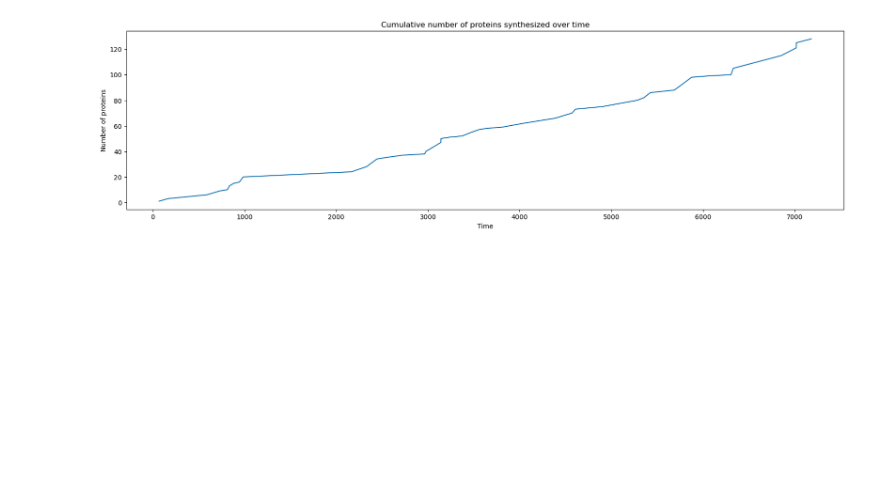
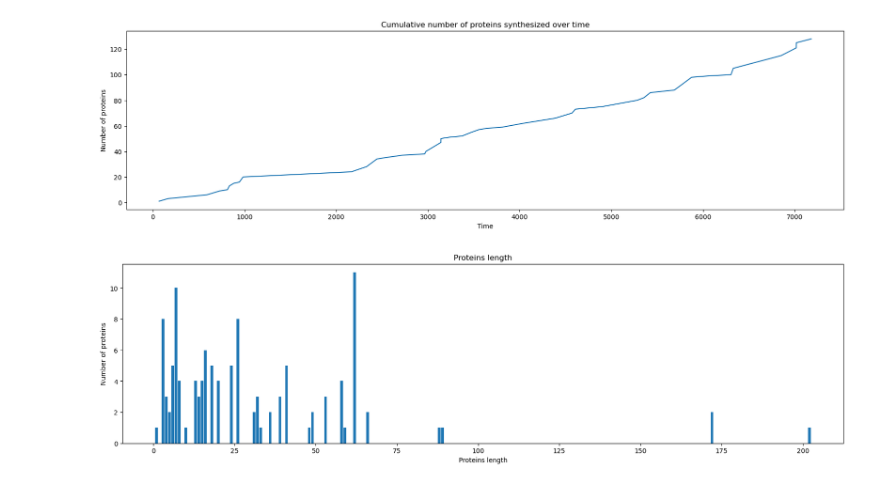
Before and after one commit to GiuliaGhisolfi/ProteinSynthesis, a Jupyter notebook: test.ipynb, the cells around one changed output. Saved outputs shown, nothing was run; the diff lists cells and outputs as text; code cells hidden in the pictures; blank space fills up the shorter version.

```diff
--- a/test.ipynb
+++ b/test.ipynb
@@ -118,3 +120,7 @@ plot_proteins_number_over_time(results_df)
 plot_cumulative_proteins_number_over_time(results_df)
 # %% [output]
 [figure]
+# %%
+barplot_proteins_length(results_df)
+# %% [output]
+[figure, added]
```
Also changed, not shown: parts of 6 cells of this notebook, 3 other files.
